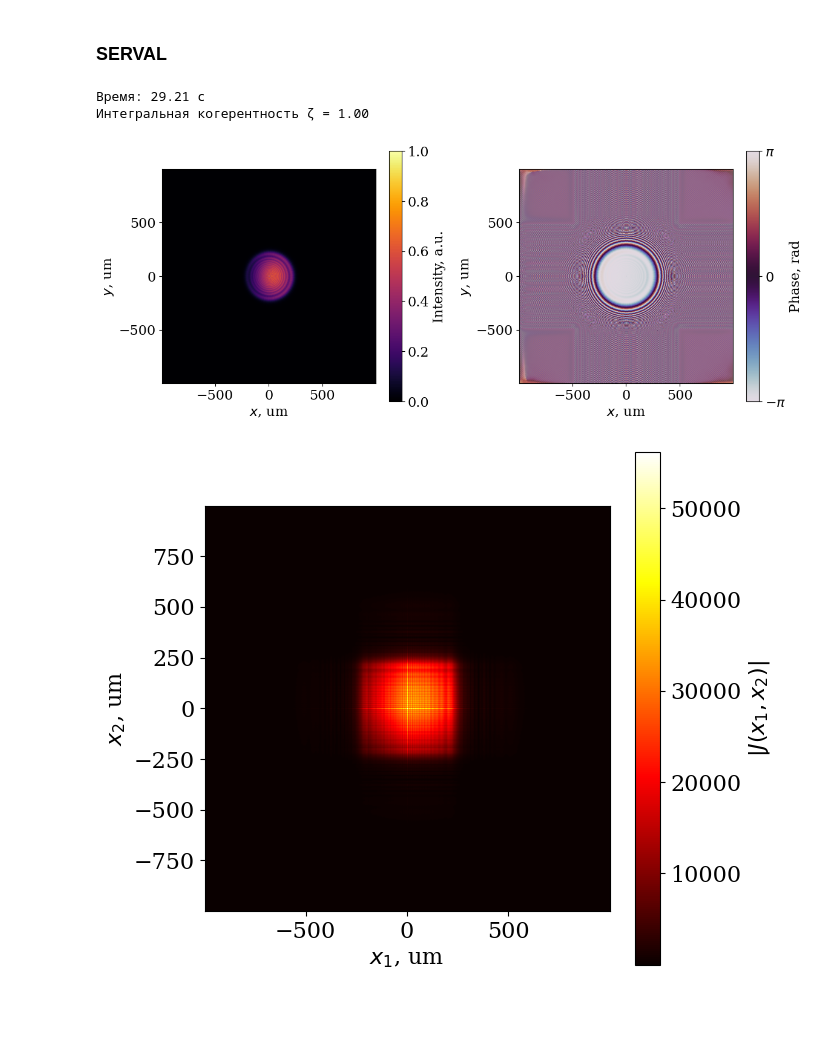
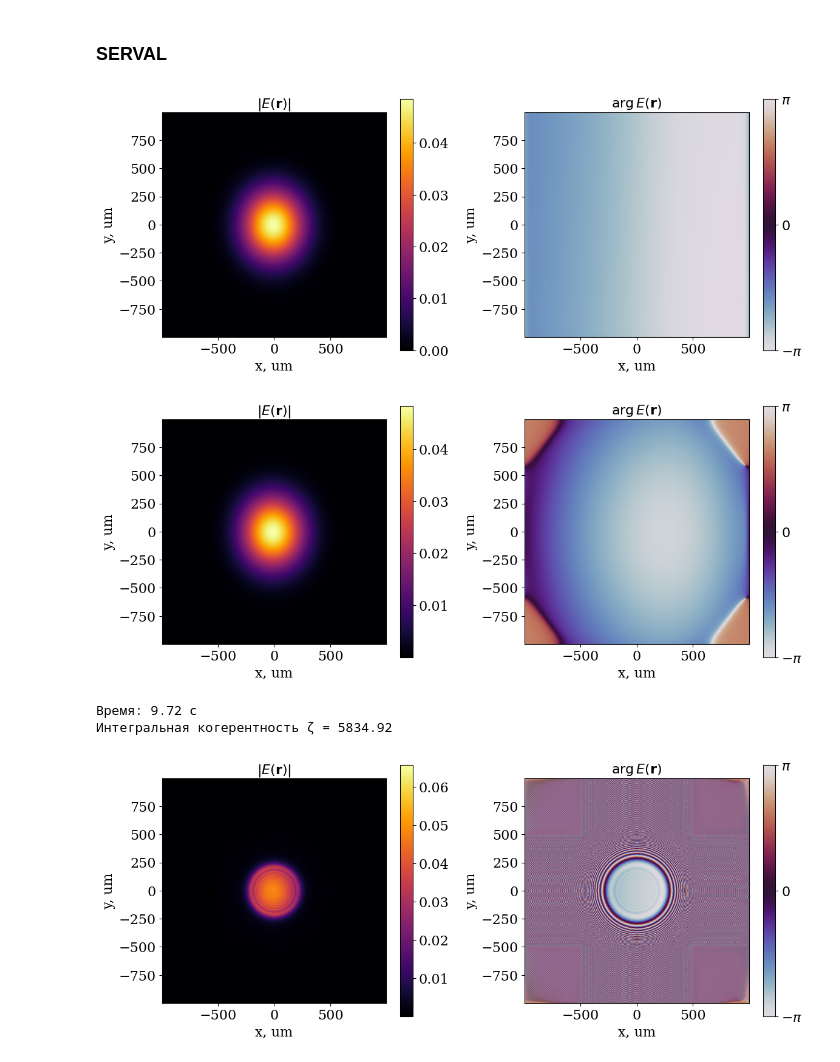
Before and after one commit to dorka63/coh_calc, a Jupyter notebook: Coh.ipynb, the cells around one changed output. Saved outputs shown, nothing was run; the diff lists cells and outputs as text; code cells hidden in the pictures; blank space fills up the shorter version.

```diff
--- a/Coh.ipynb
+++ b/Coh.ipynb
@@ -640,18 +780,19 @@ sig_yp       = 1.696e-6      # вертикальная угловая расх
 z1           = 10.0         # расстояние источник-апертура [м]
 z2           = 1.0          # расстояние апертура-детектор [м]
 ap_size      = 250e-6       # размер апертуры [м]
+aperture_ideal = IdealAperture(shape='circ', size=ap_size)
 
 # Сетка
 Nx_grid = Ny_grid = 501     # число точек сетки
 Lx_grid = Ly_grid = 2e-3   # размер поля в поперечном сечении [м]
 dx_grid = Lx_grid / Nx_grid
 dy_grid = Ly_grid / Ny_grid
-dz_grid = 50e-6              # продольный шаг (одна плоскость Nz=1)
+dz_grid = 1e-9              # продольный шаг (одна плоскость Nz=1)
 
-SHAPE = (101, Ny_grid, Nx_grid)
+SHAPE = (1, Ny_grid, Nx_grid)
 DGRID = (dx_grid, dy_grid, dz_grid)
 
-N_realiz = 1          # число реализаций (SERVAL)
+N_realiz = 10          # число реализаций (SERVAL)
 
 print(f"Длина волны: {xlamds*1e9:.3f} нм")
 print(f"Лорентц-фактор γ = {gamma_rel:.0f}")
@@ -690,25 +845,32 @@ plot_field(dfl_gauss_det)
 # %%
 t0 = time.time()
 
+# SERVAL с гауссовым спектром
 dfl_serval = generate_serval(
     xlamds=xlamds, shape=SHAPE, dgrid=DGRID,
-    sig_x=sig_x, sig_y=sig_y,
-    sig_xp=sig_xp, sig_yp=sig_yp,
-    N_realizations=N_realiz, seed=12345)
+    sig_x=sig_x, sig_y=sig_y, sig_xp=sig_xp, sig_yp=sig_yp,
+    n_modes=50, delta_lambda=1000)
+
+plot_field(dfl_serval)
 
 dfl_serval_ap = propagate_free_space(dfl_serval, z=z1)
+
+plot_field(dfl_serval_ap)
 
 aperture_ideal.apply(dfl_serval_ap)
 
 dfl_serval_det = propagate_free_space(dfl_serval_ap, z=z2)
 
 print(f"Время: {time.time()-t0:.2f} с")
 print(f"Интегральная когерентность ζ = {dfl_serval_det.global_coherence():.2f}")
 
 plot_field(dfl_serval_det)
-plot_mcf_2d(dfl_serval_det)
+#plot_intensity(dfl_serval_det)
+#plot_coherence(dfl_serval_det)
+#plot_spectrum(dfl_serval_det)
 # %% [output]
-Время: 29.21 с
-Интегральная когерентность ζ = 1.00
-[figure, old version]
+[figure, new version]
-[figure, old version]
+[figure, new version]
+Время: 9.72 с
+Интегральная когерентность ζ = 5834.92
+[figure, added]
```
Also changed, not shown: parts of 6 cells of this notebook.
